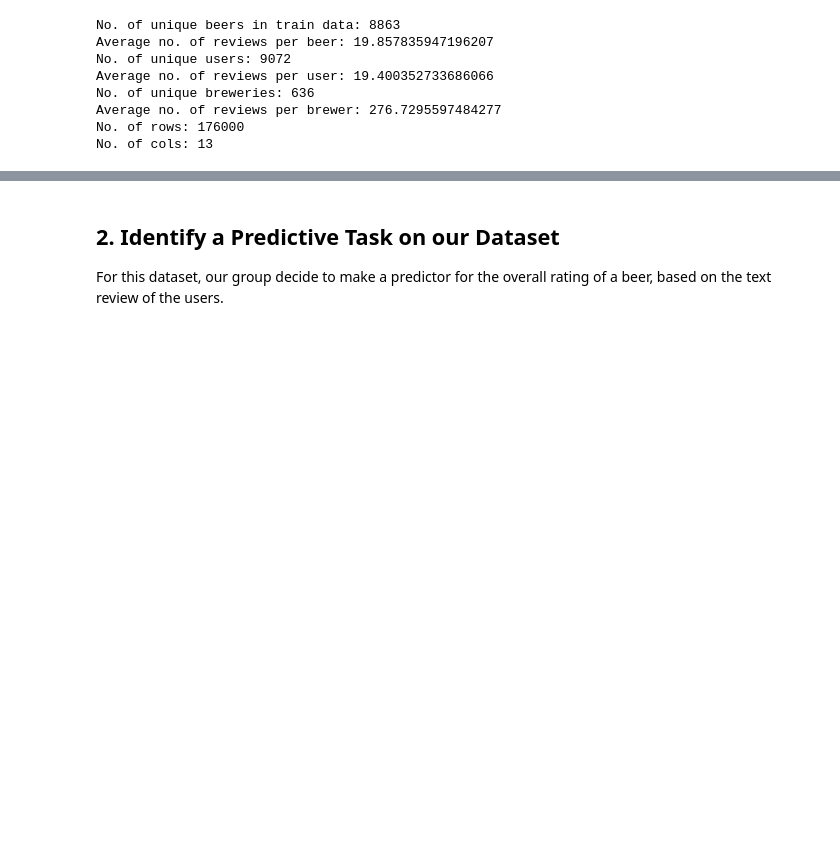
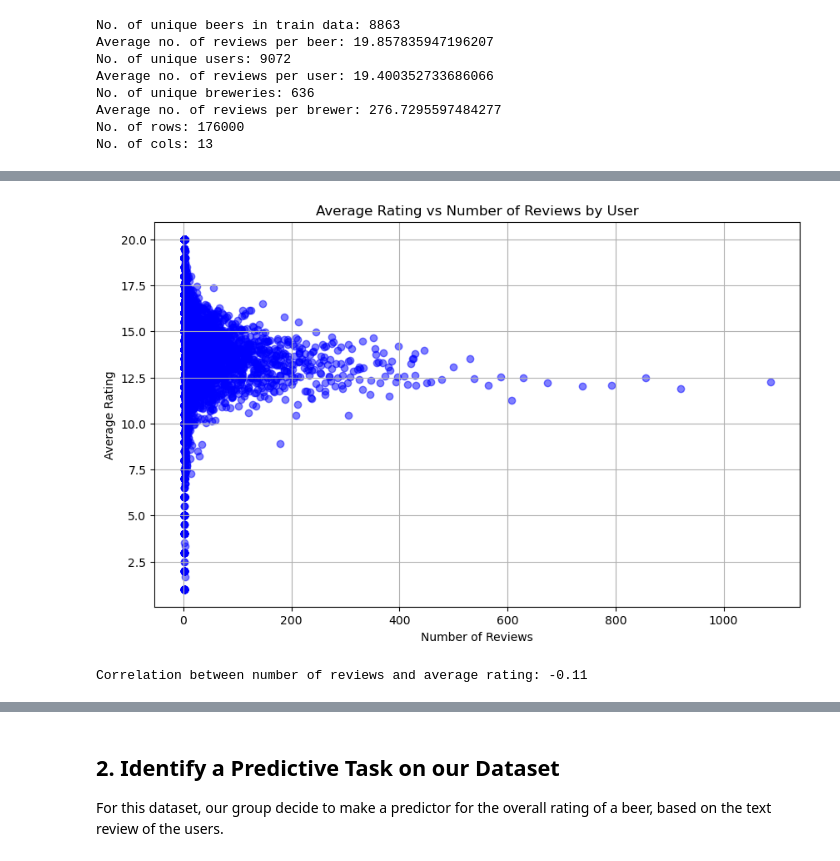
Before and after one commit to aaravtiku/Assignment2_CSE158, a Jupyter notebook: Assignment2.ipynb, the cells around one changed output, grey strips where cells are left out. Saved outputs shown, nothing was run; the diff lists cells and outputs as text; code cells hidden in the pictures; blank space fills up the shorter version.

```diff
--- a/Assignment2.ipynb
+++ b/Assignment2.ipynb
@@ -211,0 +351,27 @@ No. of cols: 13
+# %%
+import matplotlib.pyplot as plt
+
+# Step 1: Count total reviews per user
+user_review_counts = train_df.groupby('review/profileName').size().reset_index(name='review_count')
+
+# Step 2: Calculate average rating per user
+user_avg_ratings = train_df.groupby('review/profileName')['review/overall'].mean().reset_index(name='avg_rating')
+
+# Merge both into a single DataFrame
+user_data = pd.merge(user_review_counts, user_avg_ratings, on='review/profileName')
+
+# Step 3: Plot Average Rating vs Number of Reviews
+plt.figure(figsize=(10, 6))
+plt.scatter(user_data['review_count'], user_data['avg_rating'], alpha=0.5, color='b')
+plt.title('Average Rating vs Number of Reviews by User')
+plt.xlabel('Number of Reviews')
+plt.ylabel('Average Rating')
+plt.grid(True)
+plt.show()
+
+# Optional: Calculate correlation between the two variables
+correlation = user_data['review_count'].corr(user_data['avg_rating'])
+print(f"Correlation between number of reviews and average rating: {correlation:.2f}")
+# %% [output]
+[figure, added]
+Correlation between number of reviews and average rating: -0.11
```
Also changed, not shown: parts of 9 cells of this notebook, 1 other file.
